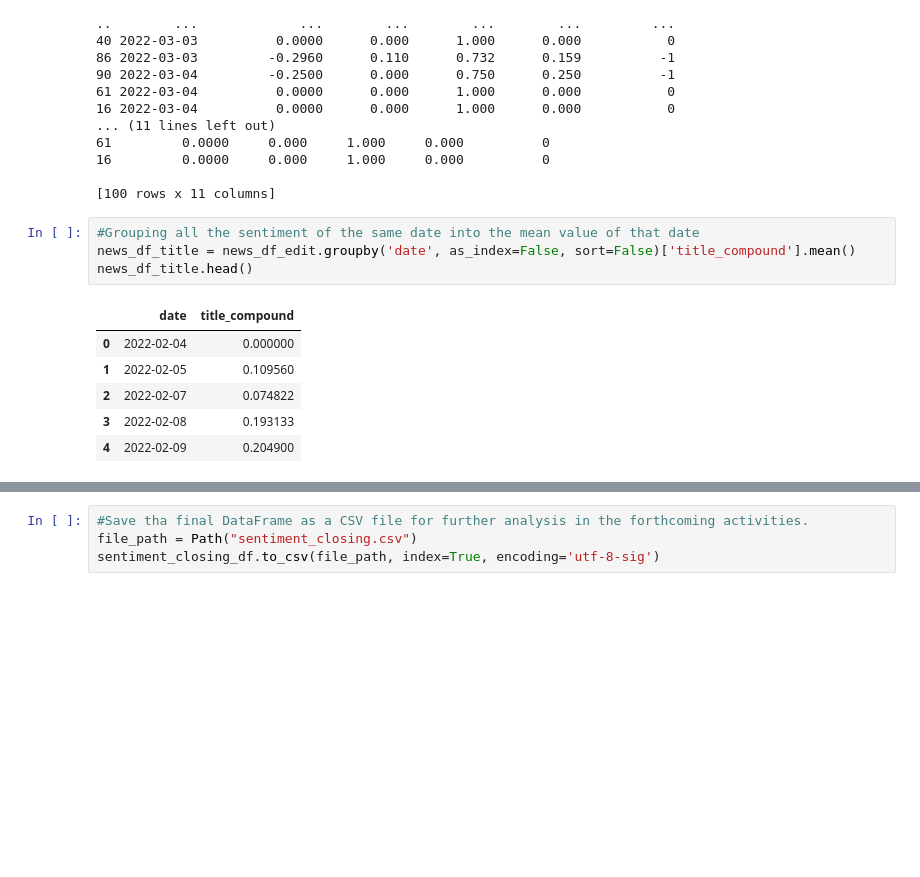
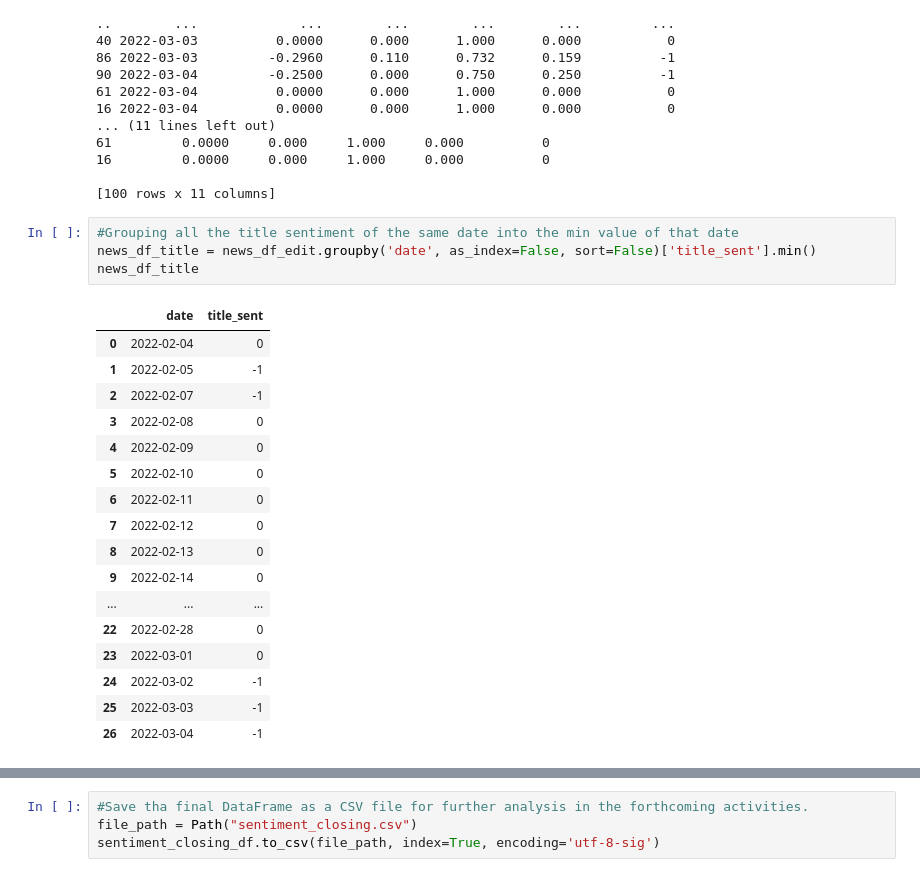
Before and after one commit to 1ightray/Group4, a Jupyter notebook: Sentiment_analysis.ipynb, the cells around one changed output, grey strips where cells are left out. Saved outputs shown, nothing was run; the diff lists cells and outputs as text; blank space fills up the shorter version.

```diff
--- a/Sentiment_analysis.ipynb
+++ b/Sentiment_analysis.ipynb
@@ -202,13 +202,24 @@ print(news_df_edit)
 
 [100 rows x 11 columns]
 # %%
-#Grouping all the sentiment of the same date into the mean value of that date
-news_df_title = news_df_edit.groupby('date', as_index=False, sort=False)['title_compound'].mean()
-news_df_title.head()
+#Grouping all the title sentiment of the same date into the min value of that date
+news_df_title = news_df_edit.groupby('date', as_index=False, sort=False)['title_sent'].min()
+news_df_title
 # %% [output]
-|  | date | title_compound |
-| 0 | 2022-02-04 | 0.000000 |
-| 1 | 2022-02-05 | 0.109560 |
-| 2 | 2022-02-07 | 0.074822 |
-| 3 | 2022-02-08 | 0.193133 |
-| 4 | 2022-02-09 | 0.204900 |
+|  | date | title_sent |
+| 0 | 2022-02-04 | 0 |
+| 1 | 2022-02-05 | -1 |
+| 2 | 2022-02-07 | -1 |
+| 3 | 2022-02-08 | 0 |
+| 4 | 2022-02-09 | 0 |
+| 5 | 2022-02-10 | 0 |
+| 6 | 2022-02-11 | 0 |
+| 7 | 2022-02-12 | 0 |
+| 8 | 2022-02-13 | 0 |
+| 9 | 2022-02-14 | 0 |
+| ... | ... | ... |
+| 22 | 2022-02-28 | 0 |
+| 23 | 2022-03-01 | 0 |
+| 24 | 2022-03-02 | -1 |
+| 25 | 2022-03-03 | -1 |
+| 26 | 2022-03-04 | -1 |
```
Also changed, not shown: parts of 12 cells of this notebook, 2 other files.
